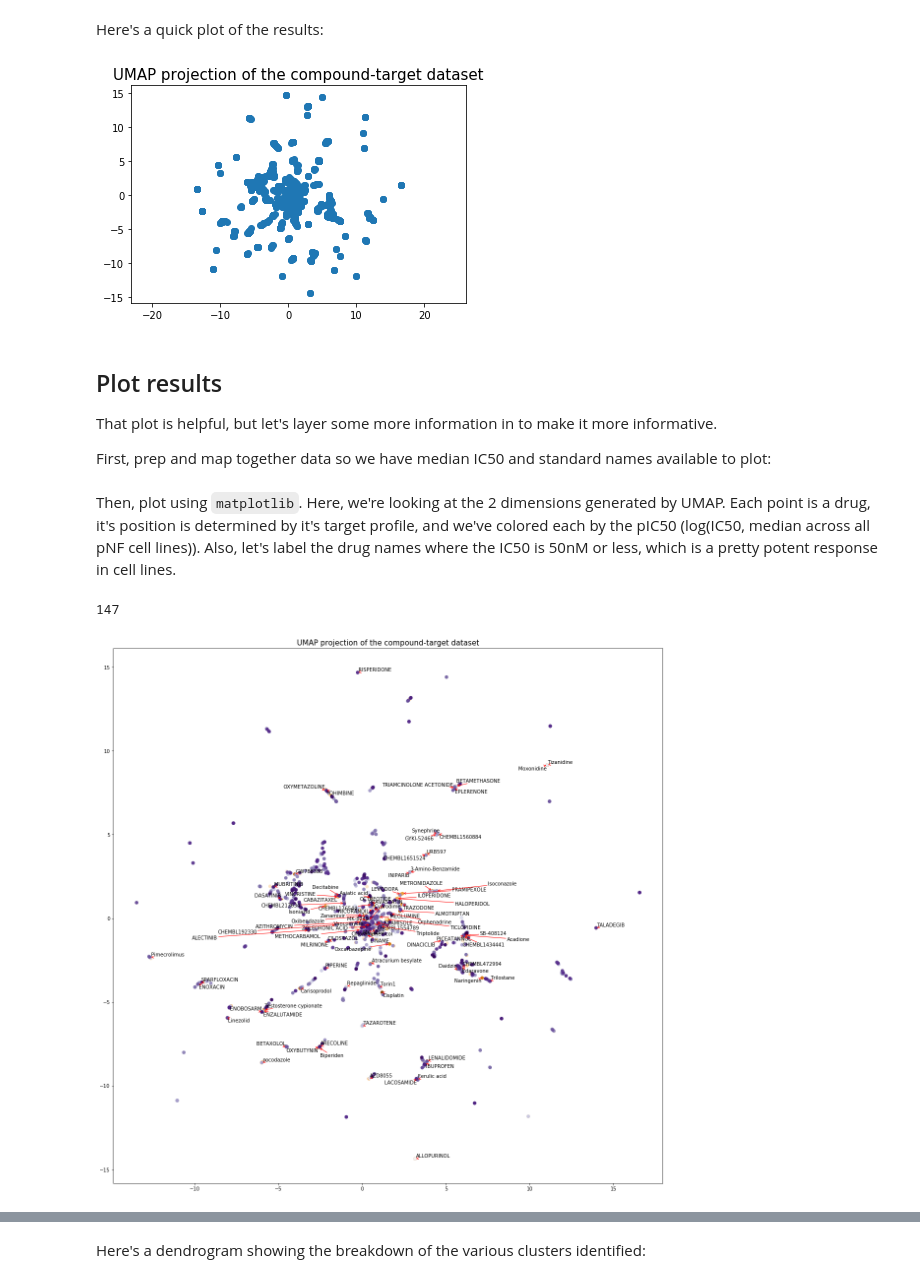
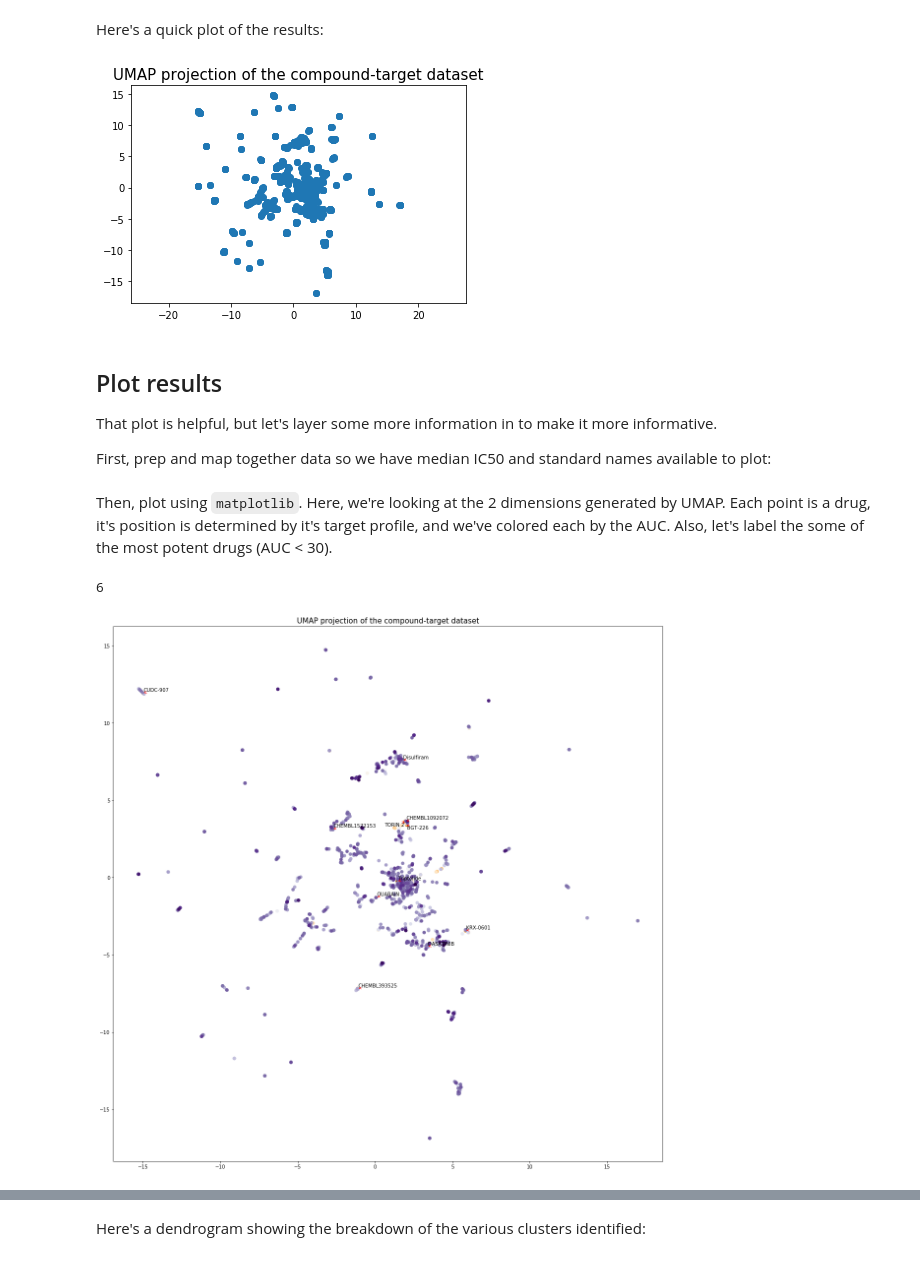
Before and after one commit to nf-osi/nf-hackathon-2019, a Jupyter notebook: py_demos/2-drug-screening.ipynb, the cells around one changed output, grey strips where cells are left out. Cells and saved outputs as stored; diff of their text form; code cells hidden in the pictures.

Commit message:
tweak notebook and switch rpy2to feather

```diff
--- a/py_demos/2-drug-screening.ipynb
+++ b/py_demos/2-drug-screening.ipynb
@@ -34,8 +32,7 @@ We've already done some of the hard work of mapping NF drug screening IDs togeth
 # %%
-targetspath = syn.get('syn17091507')
-readRDS = robjects.r['readRDS']
+targetspath = syn.get('syn20700199')
 
-targets = readRDS(targetspath.path)
+targets = feather.read_dataframe(targetspath.path)
 # %%
 targets_filt = (targets
                 .query('mean_pchembl > 6')
@@ -79,7 +72,7 @@ Specificially, we will:
 
 - binarize the target dataset after it has been reduced to only the drugs we can evaluate
 # %%
-drug_data_path = syn.get("syn20684161").path
+drug_data_path = syn.get("syn20700260").path
 drug_data = pd.read_csv(drug_data_path, low_memory=False)
 
 pd.DataFrame.head(drug_data)
@@ -94,10 +87,10 @@ pd.DataFrame.head(drug_data)
 pnf = ["ipNF05.5", "ipNF06.2A", "ipNF95.11b C/T", "ipnNF95.11C", "ipNF95.6", "ipNF05.5 (mixed clone)", "ipNF95.11b C"]
 
 drug_data_pnf = (drug_data
-      .query('response_type == "IC50_rel"')
+      .query('response_type == "AUC_Simpson"')
       .query('model_name == @pnf')
       .groupby('drug_screen_id').filter(lambda x: len(x)==1)
-      .assign(response = lambda x: [50 if a >= 50 else a for a in x['response']]))
+      .assign(response = lambda x: [100 if a >= 100 else a for a in x['response']]))
 
 pd.DataFrame.head(drug_data_pnf)
 
@@ -195,7 +186,7 @@ plt.scatter(u[:, 0], u[:, 1])
 plt.gca().set_aspect('equal', 'datalim')
 plt.title('UMAP projection of the compound-target dataset', fontsize=15);
 # %% [output]
-[figure, old version]
+[figure, new version]
 # %% [markdown]
 ## Plot results
 
@@ -226,25 +217,25 @@ df = (df
       .merge(drug_data_pnf_median, left_on = 'internal_id', right_on = "DT_explorer_internal_id", how = "left")
      .sort_values(['response'], ascending = True))
 # %% [markdown]
-Then, plot using `matplotlib`. Here, we're looking at the 2 dimensions generated by UMAP. Each point is a drug, it's position is determined by it's target profile, and we've colored each by the pIC50 (log(IC50, median across all pNF cell lines)). Also, let's label the drug names where the IC50 is 50nM or less, which is a pretty potent response in cell lines.
+Then, plot using `matplotlib`. Here, we're looking at the 2 dimensions generated by UMAP. Each point is a drug, it's position is determined by it's target profile, and we've colored each by the AUC. Also, let's label the some of the most potent drugs (AUC < 30).
 # %%
 
 from adjustText import adjust_text
 
 plt.figure(figsize=(20,20))
-plt.scatter(df.x, df.y, c = np.log(df.response), cmap = 'PuOr')
+plt.scatter(df.x, df.y, c = df.response, cmap = 'PuOr')
 plt.gca().set_aspect('equal', 'datalim')
 plt.title('UMAP projection of the compound-target dataset', fontsize=15);
 
 df_short = (df
-     .query('response < 0.05')
+     .query('response < 30')
      .reset_index(drop = True))
 
 texts = [plt.text(df_short.x[i], df_short.y[i], df_short.std_name[i], ha='center', va='center') for i in range(len(df_short.x))]
 adjust_text(texts, arrowprops=dict(arrowstyle='->', color='red'))
 # %% [output]
-147
+6
-[figure, old version]
+[figure, new version]
 # %% [markdown]
 ## Clustering
 
```
Also changed, not shown: parts of 17 cells of this notebook, 2 other files.
